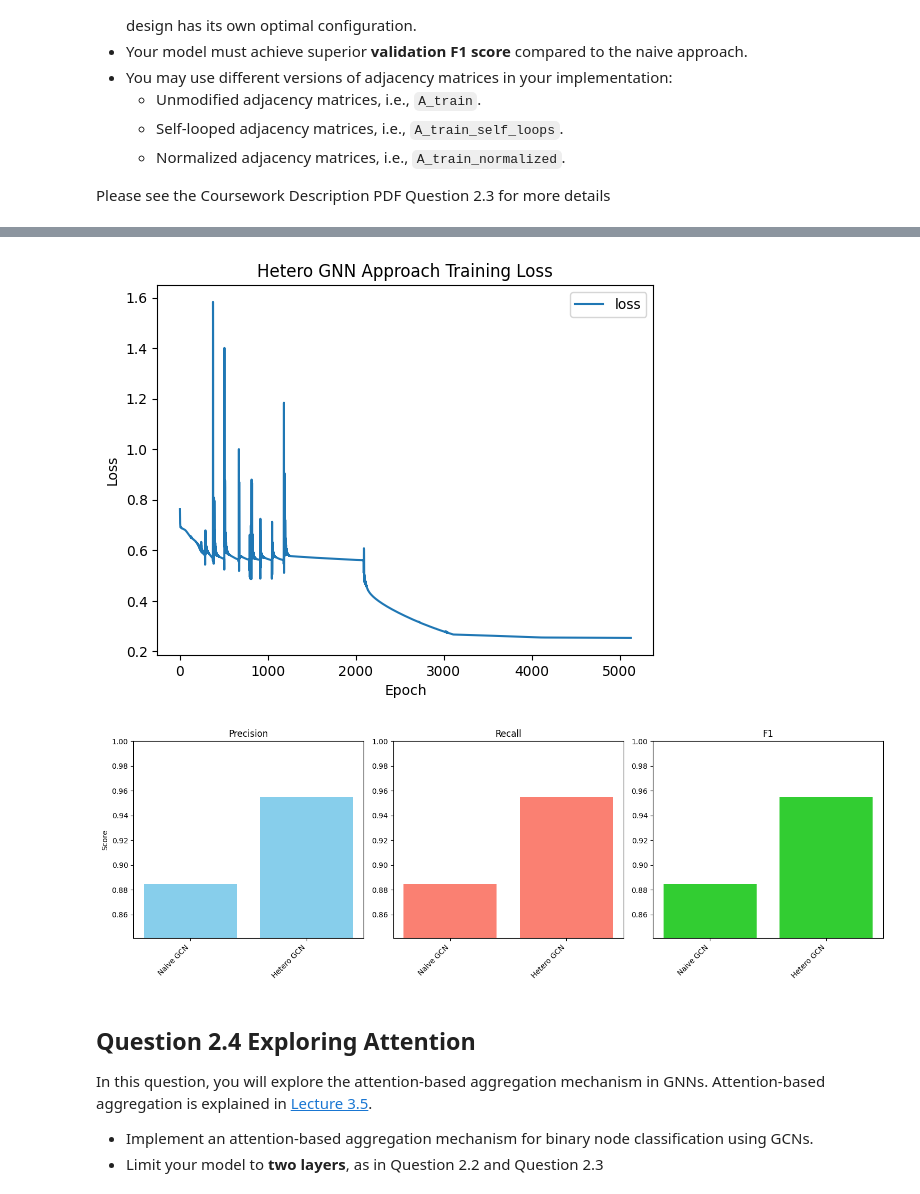
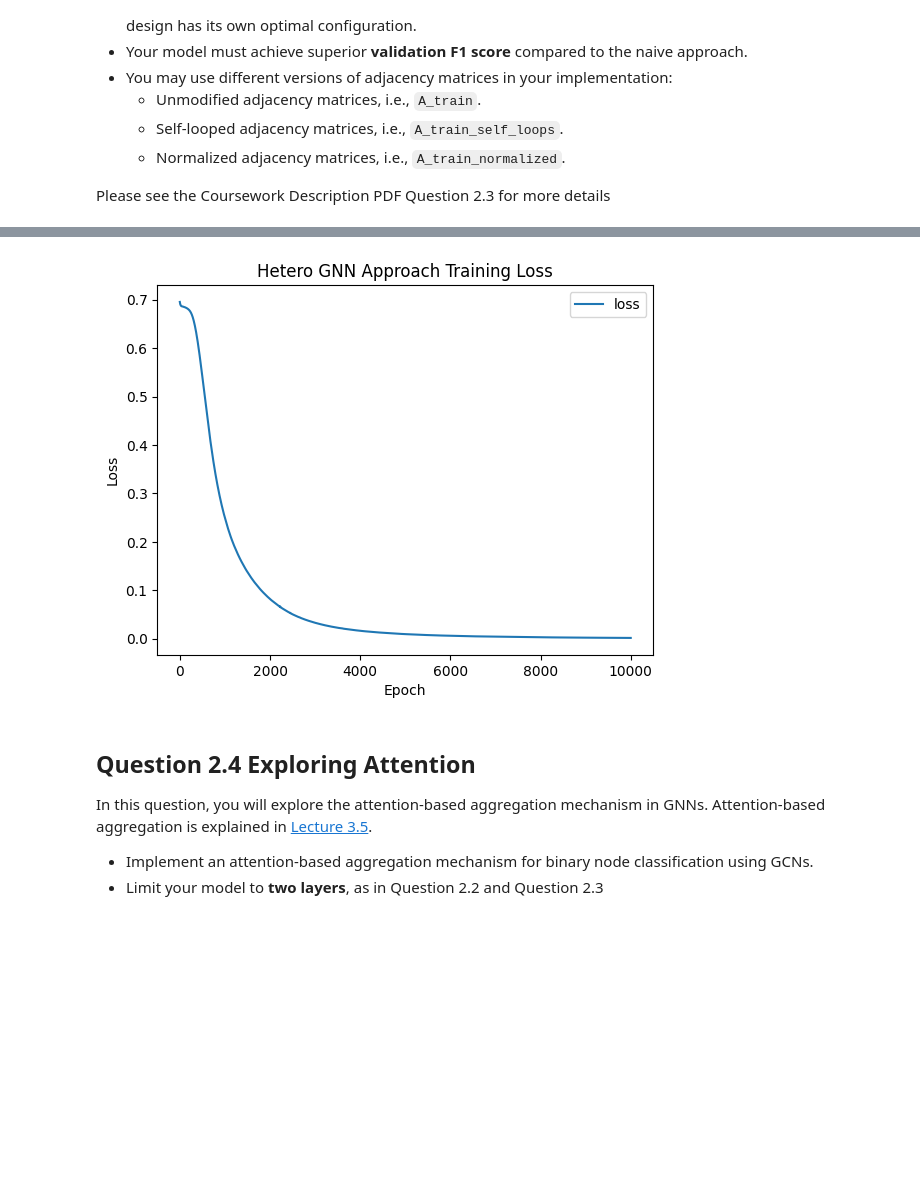
Before and after one commit to belfioreasia/Deep-Graph-Based-Learning, a Jupyter notebook: Coursework/q2_heterogeneous_node_classifcation.ipynb, the cells around one changed output, grey strips where cells are left out. Cells and saved outputs as stored; diff of their text form; code cells hidden in the pictures; blank space fills up the shorter version.

```diff
--- a/Coursework/q2_heterogeneous_node_classifcation.ipynb
+++ b/Coursework/q2_heterogeneous_node_classifcation.ipynb
@@ -909,13 +915,14 @@ y_val   = y_val.float()
 # ####################################################
 
 # Hyperparameters
-lr = 0.05
+lr = 0.001 # 0.05 # 0.001
 num_epochs = 10000
-patience = 100
-hidden_dim = 20
+patience = 1000 # 50 # 1000
+hidden_dim = 10 # 20 # 10
 
 # Build the HeteroGCN model
 hetero_gcn = HeteroGCN(input_dim=[X1_train.shape[1], X2_train.shape[1]], hidden_dim=hidden_dim)
+print(hetero_gcn, "\n")
 
 # Train
 loss_history, _ = train_model(hetero_gcn, y_train, val_model_inputs={"A":A_val_normalized.clone(), "X1":X1_val.clone(), "X2":X2_val.clone()},
@@ -935,5 +942,4 @@ val_f1s["Hetero GCN"] = val_f1
 
 # Plot loss and Results
 plot_loss(loss_history, title="Hetero GNN Approach Training Loss")
-plot_results(val_precs, val_recs, val_f1s)
 # %% [output]
@@ -957,5 +963,4 @@ Epoch 5130/10000 - Train Loss: 0.2531 - Val Precision: 0.8550 - Val Recall: 0.85
-[figure, old version]
+[figure, new version]
-[figure, removed]
 # %% [markdown]
 ## Question 2.4 Exploring Attention
 In this question, you will explore the attention-based aggregation mechanism in GNNs. Attention-based aggregation is explained in [Lecture 3.5](https://www.youtube.com/watch?v=zRmzVkidkqA&list=PLug43ldmRSo14Y_vt7S6vanPGh-JpHR7T&index=14).
```
Also changed, not shown: parts of 8 cells of this notebook, 1 other file.
